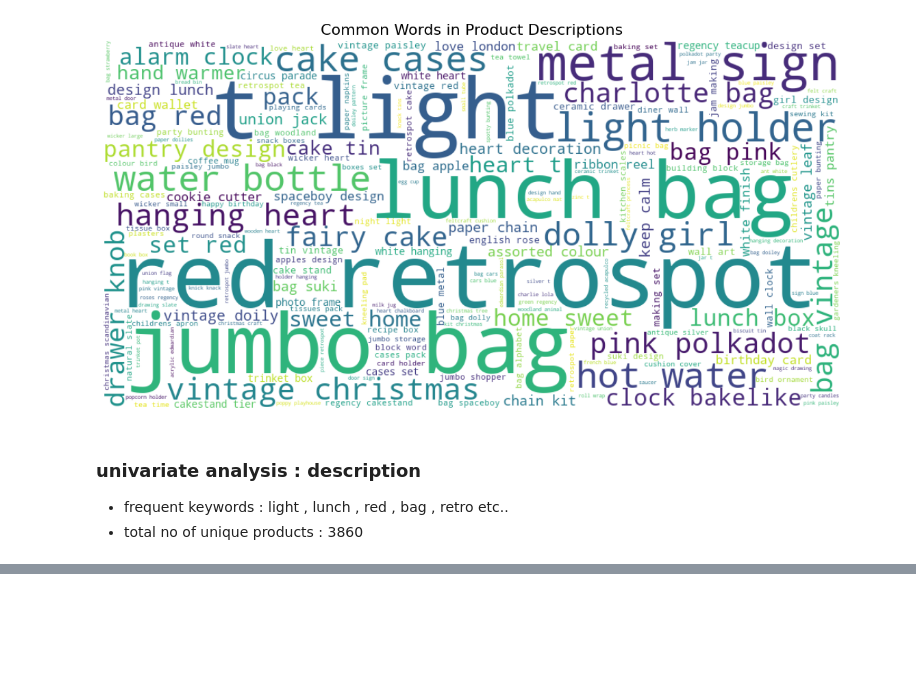
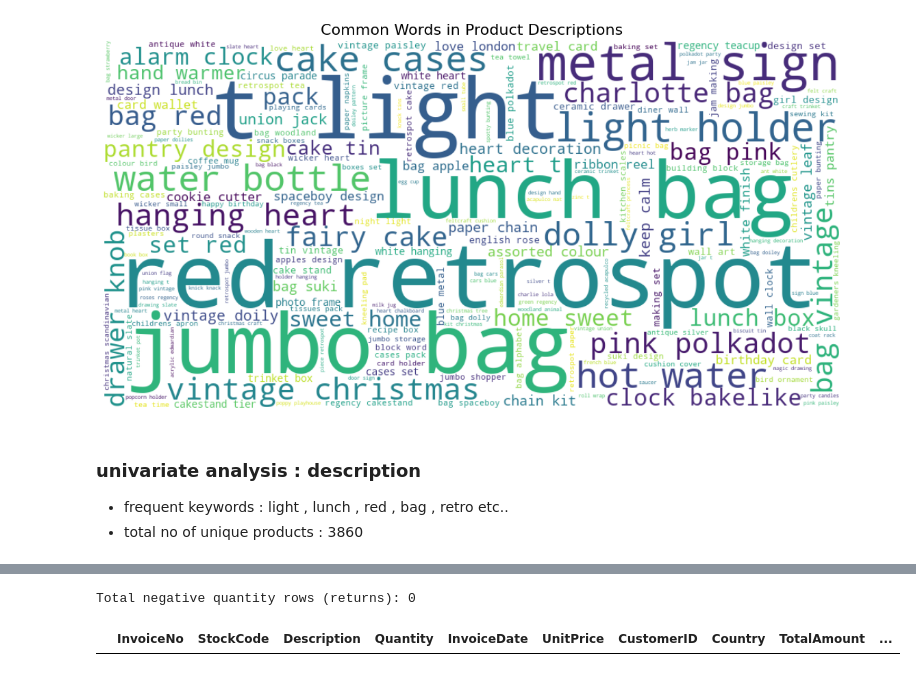
Before and after one commit to anuragchaubey1224/customer-segmentation, a Jupyter notebook: notebooks/eda.ipynb, the cells around one changed output, grey strips where cells are left out. Cells and saved outputs as stored; diff of their text form; code cells hidden in the pictures; blank space fills up the shorter version.

```diff
--- a/notebooks/eda.ipynb
+++ b/notebooks/eda.ipynb
@@ -676,0 +728,8 @@ plt.show()
+# %%
+# negative quantity check
+negative_quantity = df[df['Quantity'] < 0]
+print("Total negative quantity rows (returns):", len(negative_quantity))
+display(negative_quantity.head())
+# %% [output]
+Total negative quantity rows (returns): 0
+|  | InvoiceNo | StockCode | Description | Quantity | InvoiceDate | UnitPrice | CustomerID | Country | TotalAmount | ... |
```
Also changed, not shown: parts of 7 cells of this notebook.
